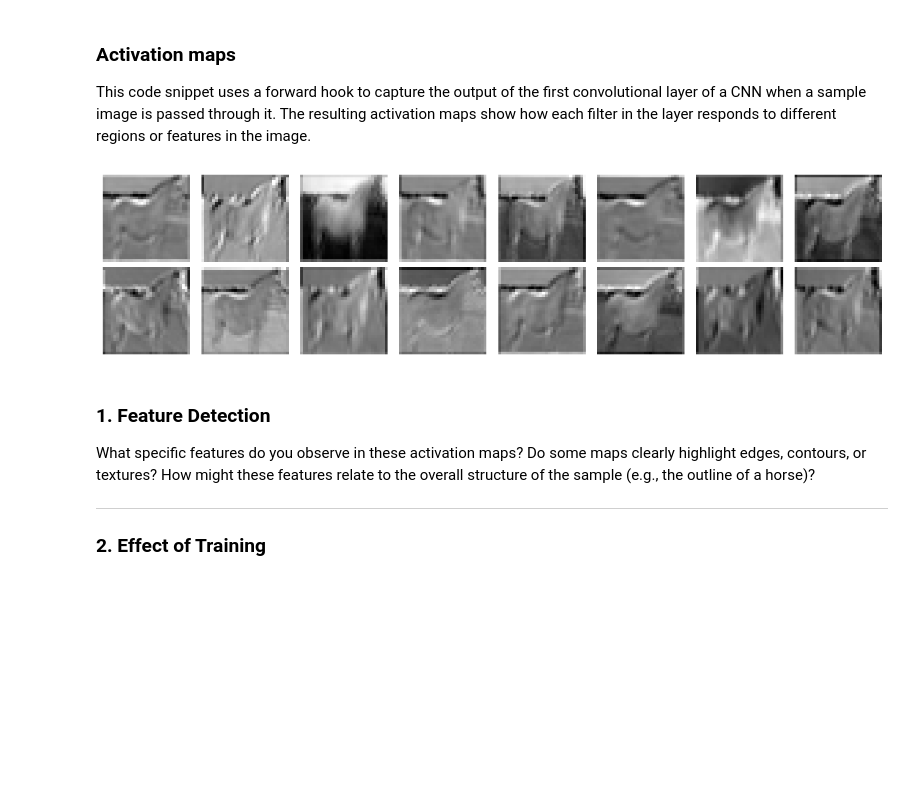
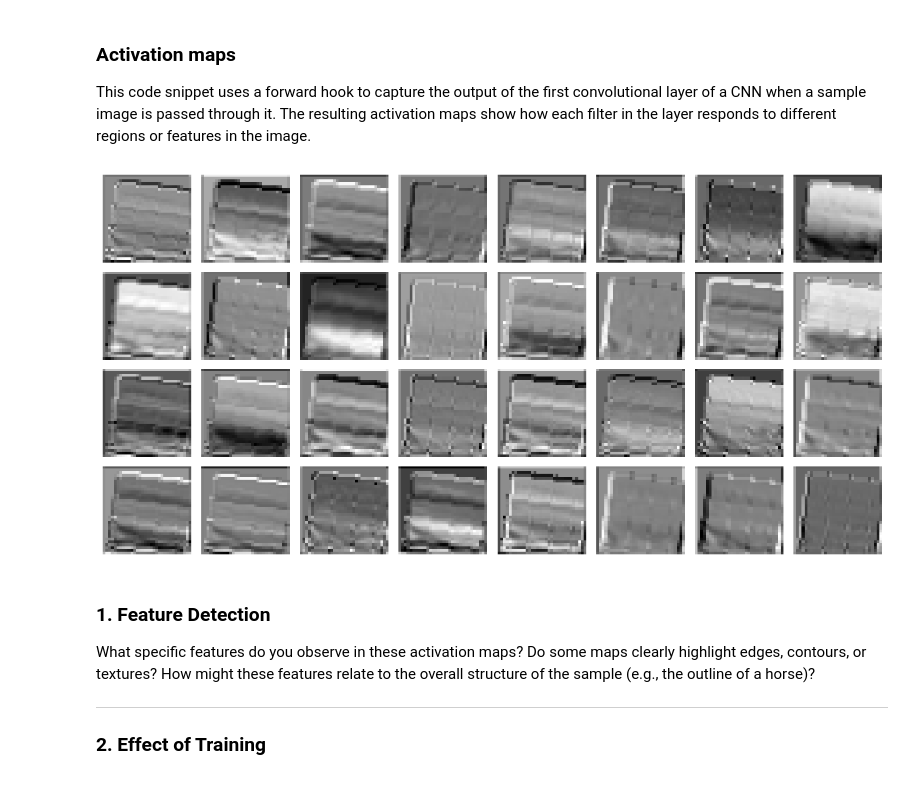
Before and after one commit to Skaims/DLAV, a Jupyter notebook: graded_homework/hw1/CNN Exercice.ipynb, the cells around one changed output. Saved outputs shown, nothing was run; the diff lists cells and outputs as text; code cells hidden in the pictures; blank space fills up the shorter version.

```diff
--- a/graded_homework/hw1/CNN Exercice.ipynb
+++ b/graded_homework/hw1/CNN Exercice.ipynb
@@ -113,6 +113,9 @@ def get_train_valid_loader(data_dir='data',
     # Define the transform for training (and data augmentation)
 
     train_transform = transforms.Compose([
+        transforms.RandomHorizontalFlip(),
+        transforms.RandomCrop(32, padding=4),
+        transforms.RandomRotation(10),
         transforms.ToTensor(),
         normalize,
     ])
@@ -236,25 +247,6 @@ class ConvNet(nn.Module):
         # TODO:                                                                        #
         # Define 2 or more different layers of the neural network                      #
         ################################################################################
-        '''
-        # convolution blocks
-        self.features = nn.Sequential(
-            nn.Conv2d(n_input_channels, 16, kernel_size=3, padding=1),
-            nn.ReLU(),
-            nn.MaxPool2d(2,2),
-
-            nn.Conv2d(16, 32, kernel_size=3, padding=1),
-            nn.ReLU(),
-            nn.MaxPool2d(2,2)
-        )
-
-        # classifier
-        self.classifier = nn.Sequential(
-            nn.Linear(32*8*8, 128),
-            nn.ReLU(),
-            nn.Linear(128, n_output)
-        )
-        '''
 
         # Convolutional feature extractor
         self.features = nn.Sequential(
@@ -293,13 +285,6 @@ class ConvNet(nn.Module):
         # before being inputted to the fully connected layer. We can flatten           #
         # Tensor `x` with `x.view`.                                                    #
         ################################################################################
-        '''
-        x = self.features(x)
-
-        x = x.view(x.size(0), -1)
-
-        x = self.classifier(x)
-        '''
         x = self.features(x)
 
         # flatten
@@ -481,35 +473,35 @@ def get_activation(model, layer, x):
     return activation['output']
 
 data_iter = iter(trainloader)
 sample_images, sample_labels = next(data_iter)
-sample_img = sample_images[0].unsqueeze(0)
+sample_img = sample_images[30].unsqueeze(0)
 
 # Get the feature maps after the first convolution (for example)
 activation = get_activation(net, net.features[0], sample_img)
 
 # Visualize a few feature maps in RGB:
 def plot_feature_maps(feature_maps, n_cols=8):
     n_features = feature_maps.shape[1]
     n_rows = (n_features + n_cols - 1) // n_cols
     plt.figure(figsize=(n_cols * 1.5, n_rows * 1.5))
     for i in range(n_features):
         plt.subplot(n_rows, n_cols, i + 1)
         # Extract the i-th feature map from the first (and only) sample in the batch
         act = feature_maps[0, i, :, :]
         # Normalize the activation map to [0, 1]
         act_norm = (act - act.min()) / (act.max() - act.min() + 1e-8)
         # Repeat the single channel 3 times to form an RGB image
         act_rgb = act_norm.unsqueeze(0).repeat(3, 1, 1)
         plt.imshow(act_rgb.permute(1, 2, 0))
         plt.axis('off')
     plt.tight_layout()
     plt.show()
 
 plot_feature_maps(activation, n_cols=8)
 
 # Play with the index of the chosen sample to notice more patterns and answer the question
 # %% [output]
-[figure, old version]
+[figure, new version]
 # %% [markdown]
 ### 1. Feature Detection
 What specific features do you observe in these activation maps? Do some maps clearly highlight edges, contours, or textures? How might these features relate to the overall structure of the sample (e.g., the outline of a horse)?
```
Also changed, not shown: parts of 3 cells of this notebook.
